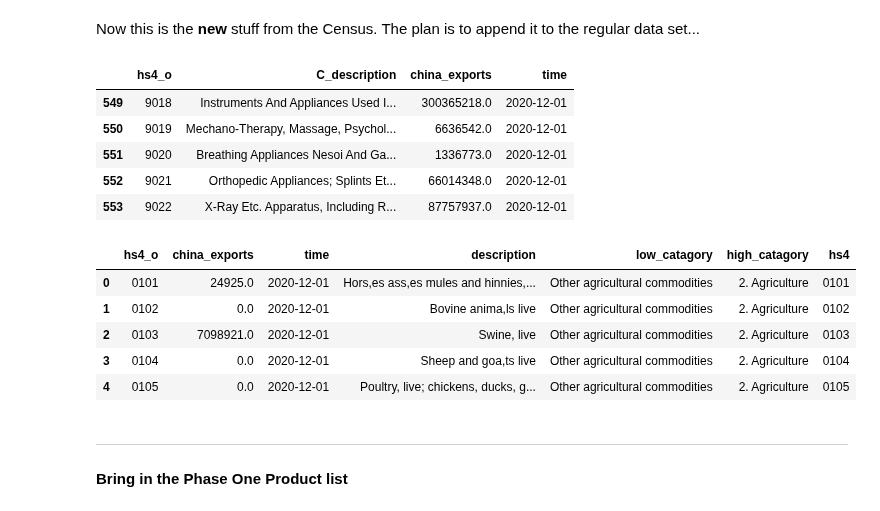
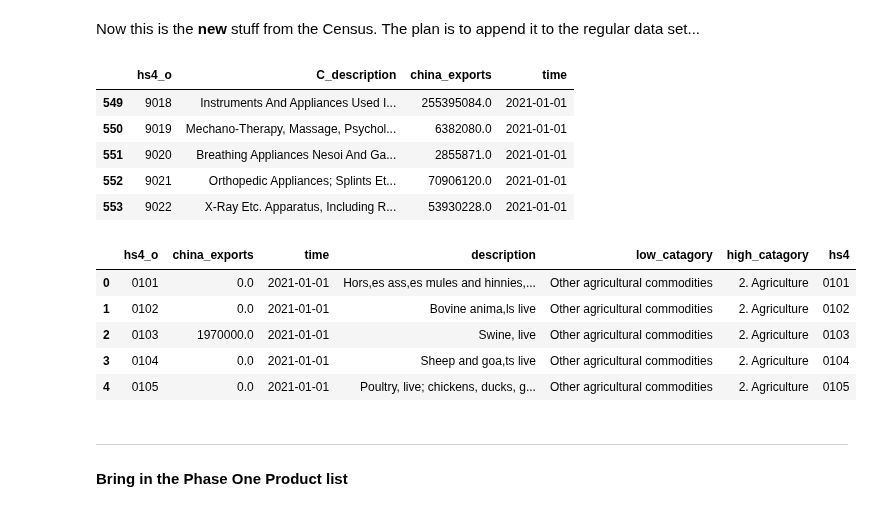
Before and after one commit to mwaugh0328/tradewar-tracker, a Jupyter notebook: phase-one-trade-Cdata.ipynb, the cells around one changed output. Cells and saved outputs as stored; diff of their text form; code cells hidden in the pictures.

Commit message:
January updates

```diff
--- a/phase-one-trade-Cdata.ipynb
+++ b/phase-one-trade-Cdata.ipynb
@@ -102,26 +102,26 @@ df.tail()
 Now this is the **new** stuff from the Census. The plan is to append it to the regular data set...
 # %%
 #census_yrl = "https://www.census.gov/foreign-trade/Press-Release/2020pr/06/Prelim_US_C_ETA/June%202020.xlsx"
-census_yrl = "https://www.census.gov/foreign-trade/Press-Release/2020pr/12/Prelim_US_C_ETA/December%202020.xlsx"
+census_yrl = "https://www.census.gov/foreign-trade/Press-Release/2021pr/01/Prelim_US_C_ETA/January%202021.xlsx"
 
 dfC = pd.read_excel(census_yrl, skiprows = [0,1])
 
 dfC.columns = ["hs4_o", "C_description", "china_exports"]
 
-dfC["time"] = "2020-12-01"
+dfC["time"] = "2021-01-01"
 
 dfC.time = pd.to_datetime(dfC.time, format="%Y-%m-%d")
 
 dfC.dropna(inplace = True)
 
 dfC.tail()
 # %% [output]
 |  | hs4_o | C_description | china_exports | time |
-| 549 | 9018 | Instruments And Appliances Used I... | 300365218.0 | 2020-12-01 |
-| 550 | 9019 | Mechano-Therapy, Massage, Psychol... | 6636542.0 | 2020-12-01 |
-| 551 | 9020 | Breathing Appliances Nesoi And Ga... | 1336773.0 | 2020-12-01 |
-| 552 | 9021 | Orthopedic Appliances; Splints Et... | 66014348.0 | 2020-12-01 |
-| 553 | 9022 | X-Ray Etc. Apparatus, Including R... | 87757937.0 | 2020-12-01 |
+| 549 | 9018 | Instruments And Appliances Used I... | 255395084.0 | 2021-01-01 |
+| 550 | 9019 | Mechano-Therapy, Massage, Psychol... | 6382080.0 | 2021-01-01 |
+| 551 | 9020 | Breathing Appliances Nesoi And Ga... | 2855871.0 | 2021-01-01 |
+| 552 | 9021 | Orthopedic Appliances; Splints Et... | 70906120.0 | 2021-01-01 |
+| 553 | 9022 | X-Ray Etc. Apparatus, Including R... | 53930228.0 | 2021-01-01 |
 # %%
 dfproducts = pd.read_csv(".\\data"+ "\\annex-6-1.csv", dtype = {"hs4": str, "hs4_o": str})
 # %%
@@ -130,11 +130,11 @@ dfC = dfC[["hs4_o","china_exports","time"]].merge(dfproducts, left_on = "hs4_o",
 dfC.head()
 # %% [output]
 |  | hs4_o | china_exports | time | description | low_catagory | high_catagory | hs4 |
-| 0 | 0101 | 24925.0 | 2020-12-01 | Hors,es ass,es mules and hinnies,... | Other agricultural commodities | 2. Agriculture | 0101 |
-| 1 | 0102 | 0.0 | 2020-12-01 | Bovine anima,ls live | Other agricultural commodities | 2. Agriculture | 0102 |
-| 2 | 0103 | 7098921.0 | 2020-12-01 | Swine, live | Other agricultural commodities | 2. Agriculture | 0103 |
-| 3 | 0104 | 0.0 | 2020-12-01 | Sheep and goa,ts live | Other agricultural commodities | 2. Agriculture | 0104 |
-| 4 | 0105 | 0.0 | 2020-12-01 | Poultry, live; chickens, ducks, g... | Other agricultural commodities | 2. Agriculture | 0105 |
+| 0 | 0101 | 0.0 | 2021-01-01 | Hors,es ass,es mules and hinnies,... | Other agricultural commodities | 2. Agriculture | 0101 |
+| 1 | 0102 | 0.0 | 2021-01-01 | Bovine anima,ls live | Other agricultural commodities | 2. Agriculture | 0102 |
+| 2 | 0103 | 1970000.0 | 2021-01-01 | Swine, live | Other agricultural commodities | 2. Agriculture | 0103 |
+| 3 | 0104 | 0.0 | 2021-01-01 | Sheep and goa,ts live | Other agricultural commodities | 2. Agriculture | 0104 |
+| 4 | 0105 | 0.0 | 2021-01-01 | Poultry, live; chickens, ducks, g... | Other agricultural commodities | 2. Agriculture | 0105 |
 # %% [markdown]
 ---
 #### Bring in the Phase One Product list
```
Also changed, not shown: parts of 21 cells of this notebook, 7 other files.
